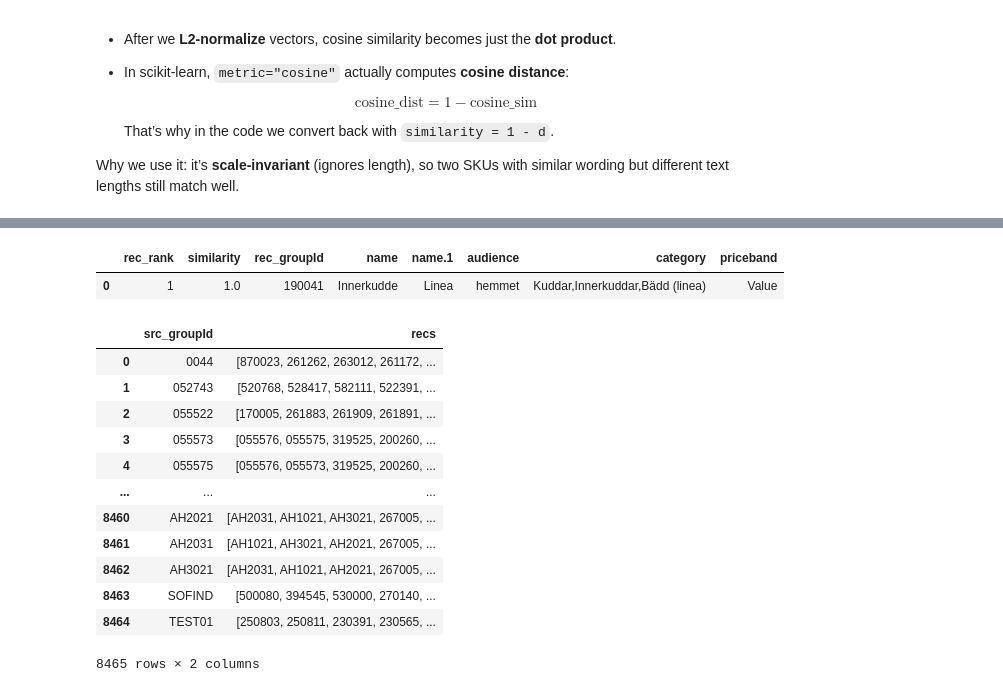
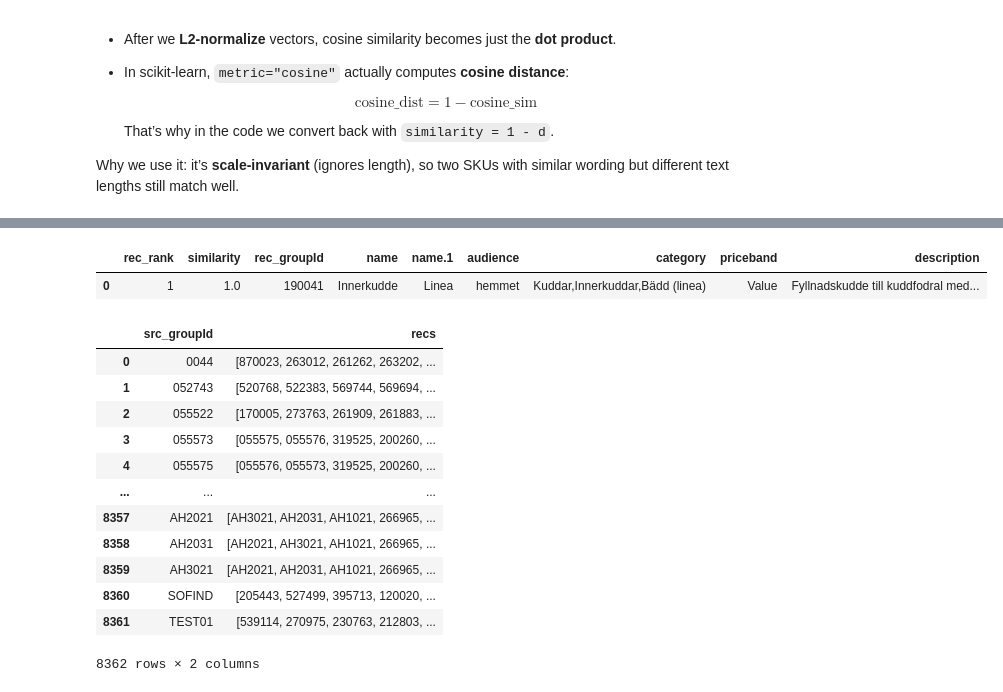
Before and after one commit to maria-lagerholm/itcm_recommendation_engine, a Jupyter notebook: notebooks/simillarity_search.ipynb, the cells around one changed output, grey strips where cells are left out. Cells and saved outputs as stored; diff of their text form; code cells hidden in the pictures.

```diff
--- a/notebooks/simillarity_search.ipynb
+++ b/notebooks/simillarity_search.ipynb
@@ -5,7 +5,7 @@ import pandas as pd
 
 art = pd.read_csv(
     "../data/processed/articles_clean.csv",
-    usecols=["sku", "groupId", "name", "name.1", "status", "audience", "category", "priceSEK"],
+    usecols=["sku", "groupId", "name", "name.1", "status", "audience", "category", "priceSEK", "description", "color"],
     dtype=str
 )
 # %%
@@ -72,7 +71,8 @@ art['priceband'] = pd.cut(art['priceSEK'], bins=price_bins, labels=price_labels,
 art['priceband'] = art['priceband'].astype(object)
 art.loc[art['priceSEK'].isna(), 'priceband'] = 'unknown'
 # %%
-# Drop rows where priceband is 'unknown', then drop the price_sek and status columns
+if 'description' in art.columns:
+    art['description'] = art['description'].fillna('unknown')
 art = art[art["priceband"] != "unknown"].drop(columns=["priceSEK", "status"])
 # %%
 art
@@ -165,6 +165,7 @@ def build_text(row):
         clean(row.get("audience", "")),
         norm_category(row.get("category", "")),
         clean(row.get("priceband", "")),
+        clean(row.get("description", "")),
     ]
     s = " ".join(names*3 + [o for o in others if o])
     return tidy_underscores(canon(s))
@@ -308,7 +309,7 @@ recs.sample(15, random_state=42)
 target = "190041"  # example groupId
 
 # pick columns and collapse art to one row per groupId
-keep = [c for c in ["groupId","name","name.1","color","audience","category","priceband"] if c in art.columns]
+keep = [c for c in ["groupId","name","name.1","color","audience","category","priceband","description"] if c in art.columns]
 details = art.drop_duplicates("groupId")[keep].copy()
 
 view = (
@@ -336,15 +337,18 @@ view
 # %%
 # Visualize the recommendations for the target itself (i.e., show the row for the target)
+cols = ["rec_rank", "similarity", "rec_groupId"] + [c for c in keep if c != "groupId"]
+if "description" not in cols:
+    cols.append("description")
 view_target = (
     details.loc[details["groupId"] == target]
         .assign(rec_rank=1, similarity=1.0, rec_groupId=target)
-        [["rec_rank","similarity","rec_groupId"] + [c for c in keep if c != "groupId"]]
+        [cols]
         .reset_index(drop=True)
 )
 view_target
 # %% [output]
-|  | rec_rank | similarity | rec_groupId | name | name.1 | audience | category | priceband |
-| 0 | 1 | 1.0 | 190041 | Innerkudde | Linea | hemmet | Kuddar,Innerkuddar,Bädd (linea) | Value |
+|  | rec_rank | similarity | rec_groupId | name | name.1 | audience | category | priceband | description |
+| 0 | 1 | 1.0 | 190041 | Innerkudde | Linea | hemmet | Kuddar,Innerkuddar,Bädd (linea) | Value | Fyllnadskudde till kuddfodral med... |
 # %%
 out = (recs
        .sort_values(['src_groupId','rec_rank'])
@@ -357,15 +361,15 @@ out.to_csv("../data/predictions/vector_similarity_recommendations.csv", index=Fa
 out
 # %% [output]
 |  | src_groupId | recs |
-| 0 | 0044 | [870023, 261262, 263012, 261172, ... |
-| 1 | 052743 | [520768, 528417, 582111, 522391, ... |
-| 2 | 055522 | [170005, 261883, 261909, 261891, ... |
-| 3 | 055573 | [055576, 055575, 319525, 200260, ... |
+| 0 | 0044 | [870023, 263012, 261262, 263202, ... |
+| 1 | 052743 | [520768, 522383, 569744, 569694, ... |
+| 2 | 055522 | [170005, 273763, 261909, 261883, ... |
+| 3 | 055573 | [055575, 055576, 319525, 200260, ... |
 | 4 | 055575 | [055576, 055573, 319525, 200260, ... |
 | ... | ... | ... |
-| 8460 | AH2021 | [AH2031, AH1021, AH3021, 267005, ... |
-| 8461 | AH2031 | [AH1021, AH3021, AH2021, 267005, ... |
-| 8462 | AH3021 | [AH2031, AH1021, AH2021, 267005, ... |
-| 8463 | SOFIND | [500080, 394545, 530000, 270140, ... |
-| 8464 | TEST01 | [250803, 250811, 230391, 230565, ... |
+| 8357 | AH2021 | [AH3021, AH2031, AH1021, 266965, ... |
+| 8358 | AH2031 | [AH2021, AH3021, AH1021, 266965, ... |
+| 8359 | AH3021 | [AH2021, AH2031, AH1021, 266965, ... |
+| 8360 | SOFIND | [205443, 527499, 395713, 120020, ... |
+| 8361 | TEST01 | [539114, 270975, 230763, 212803, ... |
-8465 rows × 2 columns
+8362 rows × 2 columns
```
Also changed, not shown: parts of 12 cells of this notebook, 1 other file.
